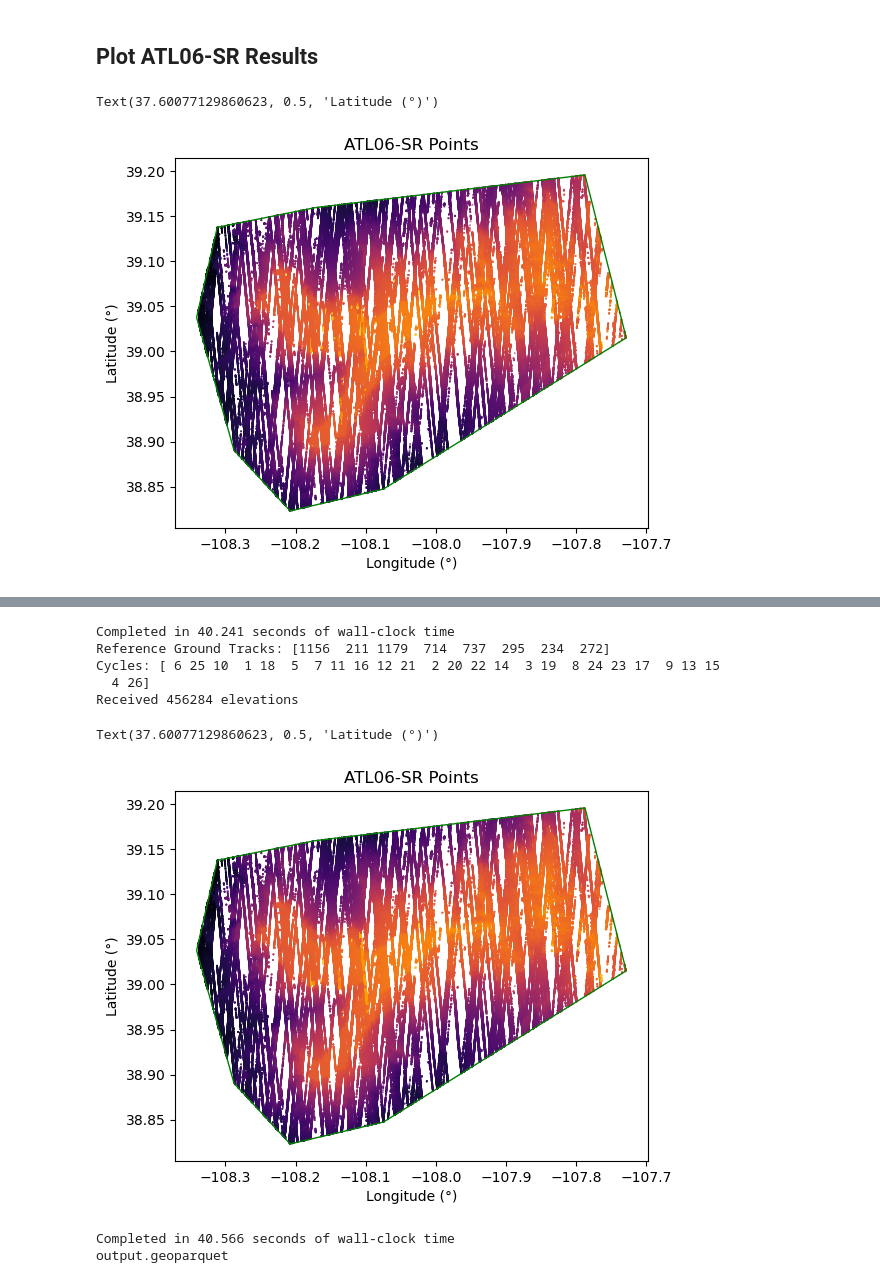
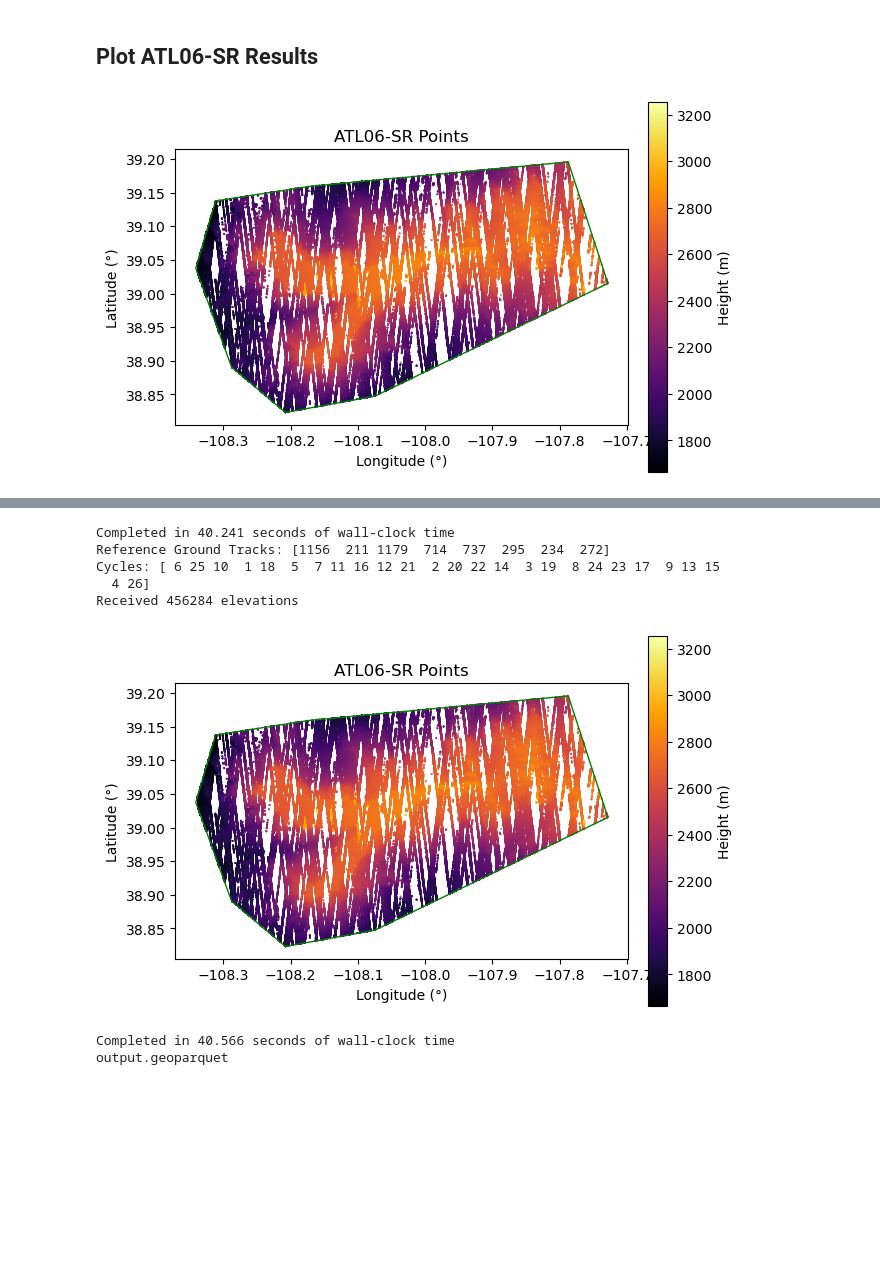
Before and after one commit to akhuller/sliderule-python, a Jupyter notebook: examples/grand_mesa_demo.ipynb, the cells around one changed output, grey strips where cells are left out. Saved outputs shown, nothing was run; the diff lists cells and outputs as text; code cells hidden in the pictures; blank space fills up the shorter version.

```diff
--- a/examples/grand_mesa_demo.ipynb
+++ b/examples/grand_mesa_demo.ipynb
@@ -115,14 +115,20 @@ Received 456284 elevations
 # %%
 f, ax = plt.subplots()
 ax.set_title("ATL06-SR Points") # I think SR stands for SlideRule??
 ax.set_aspect('equal')
 atl06_sr.plot(ax=ax, column='h_mean', cmap='inferno', s=0.1)
 ax.plot(region_lon, region_lat, linewidth=1, color='g');
 ax.set_xlabel('Longitude (°)')
 ax.set_ylabel('Latitude (°)')
+# Add colorbar
+vmin, vmax = atl06_sr['h_mean'].quantile((0.02, 0.98))
+norm = colors.Normalize(vmin=vmin, vmax=vmax)
+sm = cm.ScalarMappable(cmap='inferno', norm=norm)
+sm._A = []  # Required for older matplotlib
+cbar = f.colorbar(sm, ax=ax, orientation='vertical', fraction=0.046, pad=0.04)
+cbar.set_label("Height (m)")
 # %% [output]
-Text(37.60077129860623, 0.5, 'Latitude (°)')
-[figure, old version]
+[figure, new version]
 # %%
 # display ATL06-SR data
 atl06_sr
@@ -189,9 +195,15 @@ atl06_sr.plot(ax=ax, column='h_mean', cmap='inferno', s=0.1)
 ax.plot(region_lon, region_lat, linewidth=1, color='g')
 ax.set_xlabel('Longitude (°)')
 ax.set_ylabel('Latitude (°)')
+# Add colorbar
+vmin, vmax = atl06_sr['h_mean'].quantile((0.02, 0.98))
+norm = colors.Normalize(vmin=vmin, vmax=vmax)
+sm = cm.ScalarMappable(cmap='inferno', norm=norm)
+sm._A = []  # Required for older matplotlib
+cbar = f.colorbar(sm, ax=ax, orientation='vertical', fraction=0.046, pad=0.04)
+cbar.set_label("Height (m)")
 # %% [output]
-Text(37.60077129860623, 0.5, 'Latitude (°)')
-[figure, old version]
+[figure, new version]
 # %%
 # Build ATL06 Request
 parms = {
```
Also changed, not shown: parts of 1 cell of this notebook.
